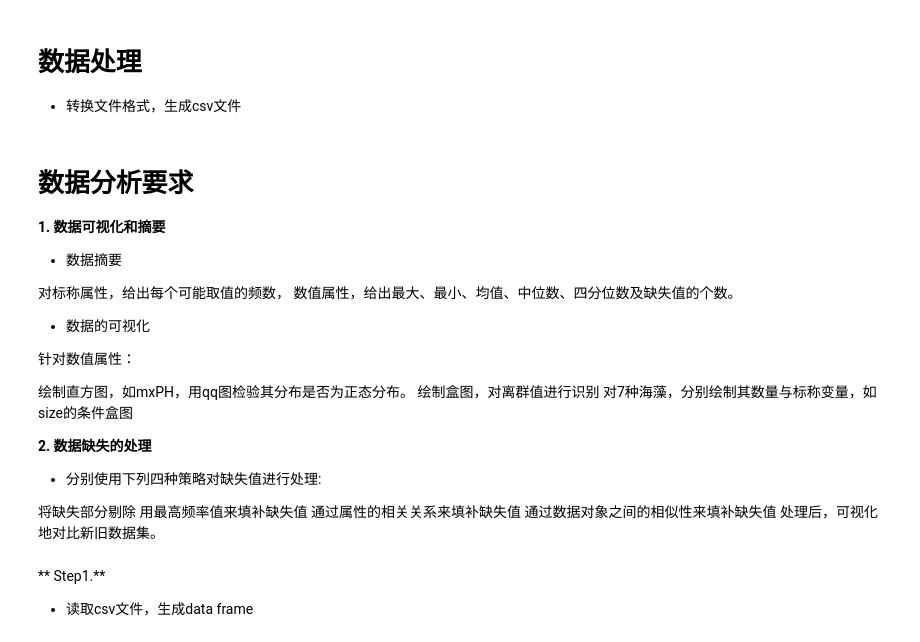
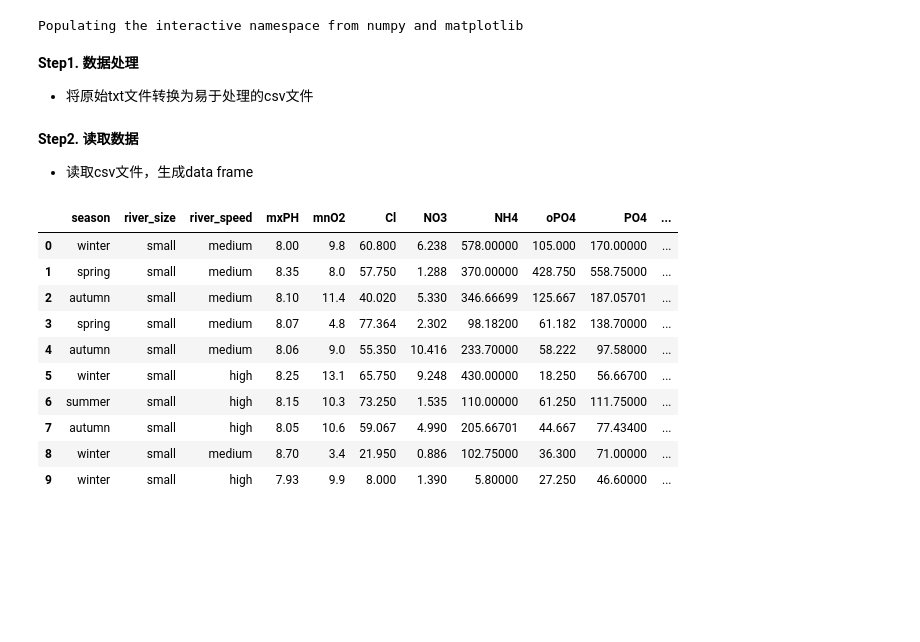
Before and after one commit to amazingcosmos/DM-course-SeaweedAnalysis, a Jupyter notebook: Seaweed analyse.ipynb, the cells around one changed output. Cells and saved outputs as stored; diff of their text form; code cells hidden in the pictures; blank space fills up the shorter version.

```diff
--- a/Seaweed analyse.ipynb
+++ b/Seaweed analyse.ipynb
@@ -4,4 +40,17 @@ import numpy as np
+# %%
+#!/usr/bin/env python
+# -*- coding:utf-8 -*-
+import pandas as pd
+import numpy as np
+import statsmodels.api as sm
+import scipy.stats as stats
+import matplotlib.pyplot as plt
+import matplotlib
+matplotlib.style.use('ggplot')
+%pylab inline
+# %% [output]
+Populating the interactive namespace from numpy and matplotlib
 # %% [markdown]
-# 数据处理
+**Step1. 数据处理**
 
-- 转换文件格式，生成csv文件
+- 将原始txt文件转换为易于处理的csv文件
@@ -18,38 +69,36 @@ while(line):
 fp_origin.close()
 fp_modified.close()
-# %% [markdown]
-# 数据分析要求
-
-**1. 数据可视化和摘要**
-
-- 数据摘要
-
-对标称属性，给出每个可能取值的频数，
-数值属性，给出最大、最小、均值、中位数、四分位数及缺失值的个数。
-
-- 数据的可视化
-
-针对数值属性：
-
-绘制直方图，如mxPH，用qq图检验其分布是否为正态分布。
-绘制盒图，对离群值进行识别
-对7种海藻，分别绘制其数量与标称变量，如size的条件盒图
-
-**2. 数据缺失的处理**
-
-- 分别使用下列四种策略对缺失值进行处理:
-
-将缺失部分剔除
-用最高频率值来填补缺失值
-通过属性的相关关系来填补缺失值
-通过数据对象之间的相似性来填补缺失值
-处理后，可视化地对比新旧数据集。
 # %% [markdown]
-** Step1.**
+**Step2. 读取数据**
+
 - 读取csv文件，生成data frame
 # %%
-data = pd.read_csv("./Analysis.csv",
-                   names = ["season", "river_size", "river_speed",
-                            "mxPH", "mnO2", "Cl", "NO3", "NH4", "oPO4", "PO4", "Chla",
-                            "a1", "a2", "a3", "a4", "a5", "a6", "a7"],
+# 定义两类数据：标称型和数值型
+name_category = ["season", "river_size", "river_speed"]
+name_value = ["mxPH", "mnO2", "Cl", "NO3", "NH4", "oPO4", "PO4", "Chla", "a1", "a2", "a3", "a4", "a5", "a6", "a7"]
+# 存储7种海藻对应的名称
+name_seaweed = ["a1", "a2", "a3", "a4", "a5", "a6", "a7"]
+
+# 读取数据
+data_origin = pd.read_csv("./Analysis.csv",
+                   names = name_category+name_value,
                    na_values = "XXXXXXX")
+
+# 将字符数据转换为category
+for item in name_category:
+    data_origin[item] = data_origin[item].astype('category')
+
+# 查看前10条数据内容
+data_origin.iloc[:10]
+# %% [output]
+|  | season | river_size | river_speed | mxPH | mnO2 | Cl | NO3 | NH4 | oPO4 | PO4 | ... |
+| 0 | winter | small | medium | 8.00 | 9.8 | 60.800 | 6.238 | 578.00000 | 105.000 | 170.00000 | ... |
+| 1 | spring | small | medium | 8.35 | 8.0 | 57.750 | 1.288 | 370.00000 | 428.750 | 558.75000 | ... |
+| 2 | autumn | small | medium | 8.10 | 11.4 | 40.020 | 5.330 | 346.66699 | 125.667 | 187.05701 | ... |
+| 3 | spring | small | medium | 8.07 | 4.8 | 77.364 | 2.302 | 98.18200 | 61.182 | 138.70000 | ... |
+| 4 | autumn | small | medium | 8.06 | 9.0 | 55.350 | 10.416 | 233.70000 | 58.222 | 97.58000 | ... |
+| 5 | winter | small | high | 8.25 | 13.1 | 65.750 | 9.248 | 430.00000 | 18.250 | 56.66700 | ... |
+| 6 | summer | small | high | 8.15 | 10.3 | 73.250 | 1.535 | 110.00000 | 61.250 | 111.75000 | ... |
+| 7 | autumn | small | high | 8.05 | 10.6 | 59.067 | 4.990 | 205.66701 | 44.667 | 77.43400 | ... |
+| 8 | winter | small | medium | 8.70 | 3.4 | 21.950 | 0.886 | 102.75000 | 36.300 | 71.00000 | ... |
+| 9 | winter | small | high | 7.93 | 9.9 | 8.000 | 1.390 | 5.80000 | 27.250 | 46.60000 | ... |
```
Also changed, not shown: parts of 26 cells of this notebook, 1 other file.
